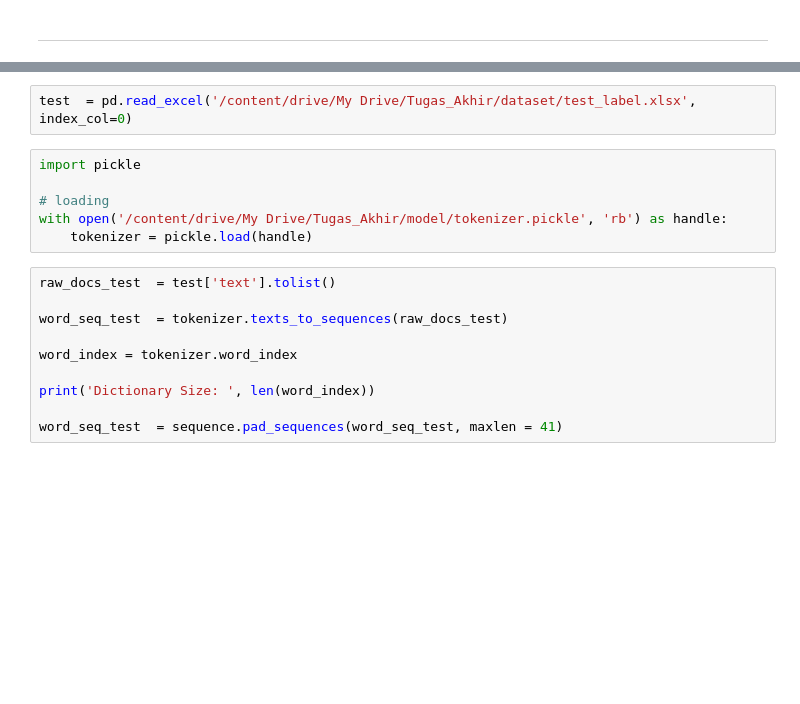
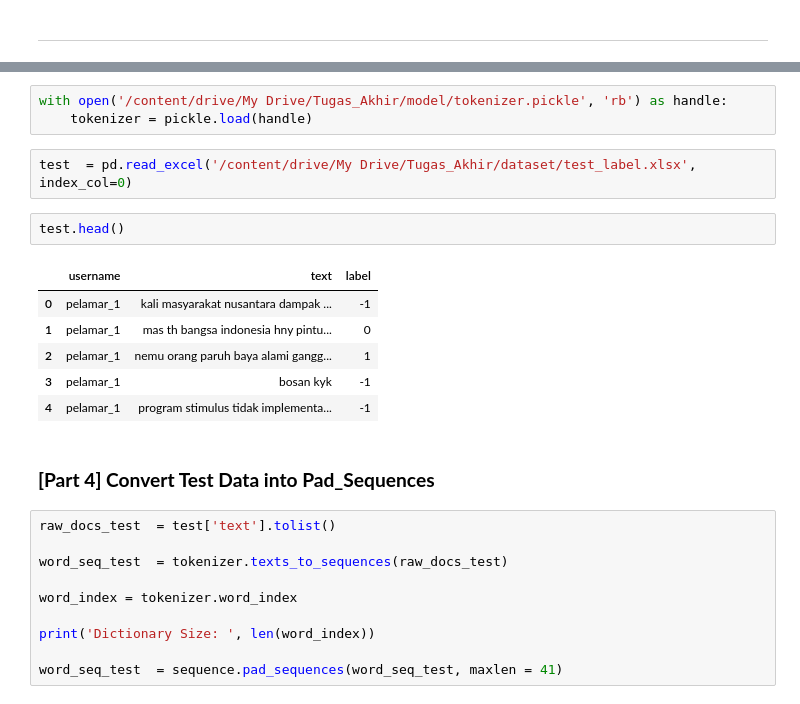
Before and after one commit to farhanalfaa/twitter-sentiment-analysis, a Jupyter notebook: program/[Part_5]_Predict_Output.ipynb, the cells around one changed output, grey strips where cells are left out. Drawn from its saved outputs; the diff is of its cells as text; blank space fills up the shorter version.

```diff
--- a/program/[Part_5]_Predict_Output.ipynb
+++ b/program/[Part_5]_Predict_Output.ipynb
@@ -427,11 +40,19 @@ Using TensorFlow backend.
+# %%
+with open('/content/drive/My Drive/Tugas_Akhir/model/tokenizer.pickle', 'rb') as handle:
+    tokenizer = pickle.load(handle)
 # %%
 test  = pd.read_excel('/content/drive/My Drive/Tugas_Akhir/dataset/test_label.xlsx', index_col=0)
-# %%
-import pickle
-
-# loading
-with open('/content/drive/My Drive/Tugas_Akhir/model/tokenizer.pickle', 'rb') as handle:
-    tokenizer = pickle.load(handle)
+# %%
+test.head()
+# %% [output]
+|  | username | text | label |
+| 0 | pelamar_1 | kali masyarakat nusantara dampak ... | -1 |
+| 1 | pelamar_1 | mas th bangsa indonesia hny pintu... | 0 |
+| 2 | pelamar_1 | nemu orang paruh baya alami gangg... | 1 |
+| 3 | pelamar_1 | bosan kyk | -1 |
+| 4 | pelamar_1 | program stimulus tidak implementa... | -1 |
+# %% [markdown]
+### **[Part 4] Convert Test Data into Pad_Sequences**
 # %%
 raw_docs_test  = test['text'].tolist()
 
```
Also changed, not shown: parts of 75 cells of this notebook.
